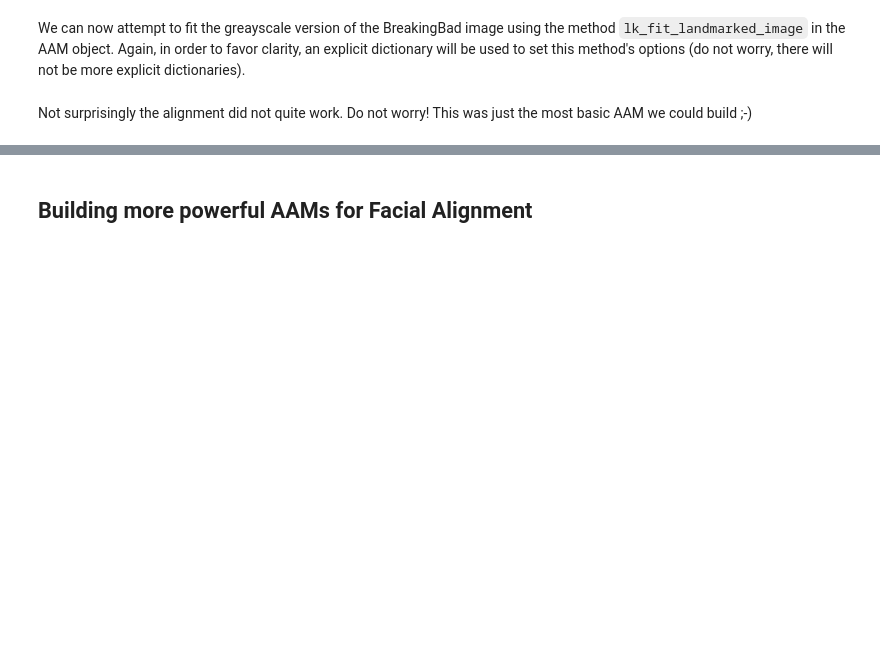
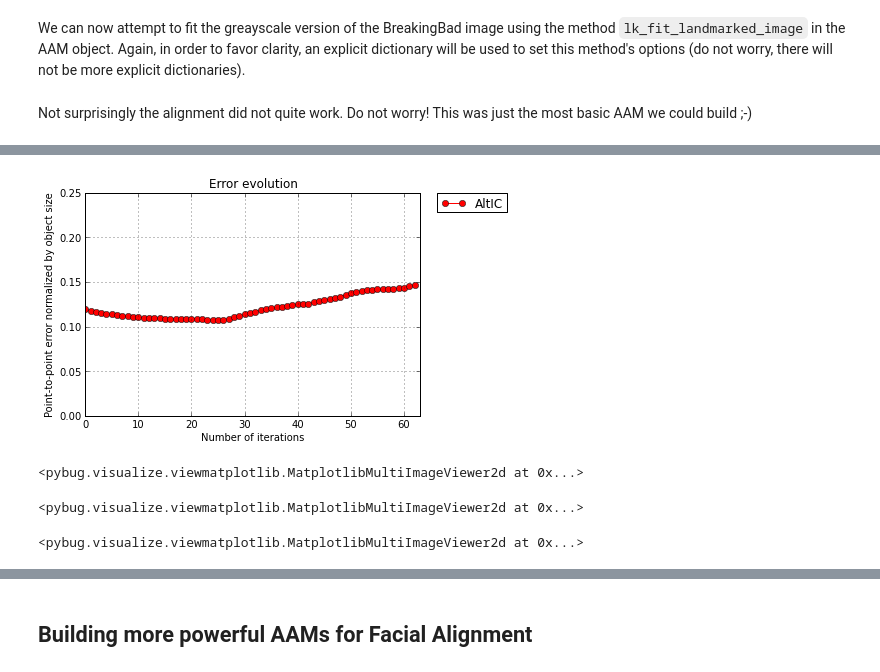
Before and after one commit to jalabort/scrap2, a Jupyter notebook: notebooks/pybug.aam - AAMs.ipynb, the cells around one changed output, grey strips where cells are left out. Saved outputs shown, nothing was run; the diff lists cells and outputs as text; code cells hidden in the pictures; blank space fills up the shorter version.

```diff
--- a/notebooks/pybug.aam - AAMs.ipynb
+++ b/notebooks/pybug.aam - AAMs.ipynb
@@ -156,0 +188,24 @@ Not surprisingly the alignment did not quite work. Do not worry! This was just t
+# %%
+aam_fitting = fitting_list[0]
+
+%matplotlib inline
+aam_fitting.plot_error(color='r', marker='o')
+# %% [output]
+[figure, added]
+# %%
+%matplotlib wx
+aam_fitting.view_warped_images()
+# %% [output]
+<pybug.visualize.viewmatplotlib.MatplotlibMultiImageViewer2d at 0x...>
+# %%
+lk_fitting = aam_fitting.basic_fittings[0]
+
+%matplotlib wx
+lk_fitting.view_warped_images()
+# %% [output]
+<pybug.visualize.viewmatplotlib.MatplotlibMultiImageViewer2d at 0x...>
+# %%
+%matplotlib wx
+aam_fitting.view_appearances()
+# %% [output]
+<pybug.visualize.viewmatplotlib.MatplotlibMultiImageViewer2d at 0x...>
```
Also changed, not shown: parts of 11 cells of this notebook.
